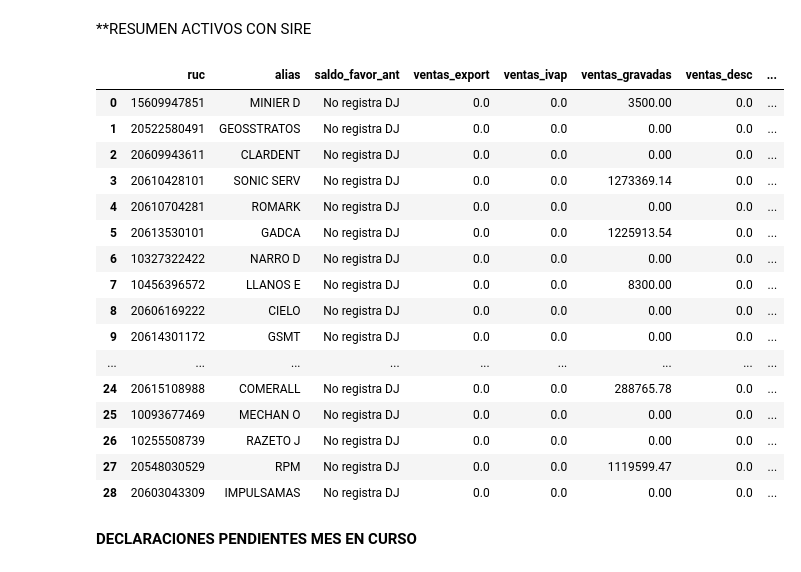
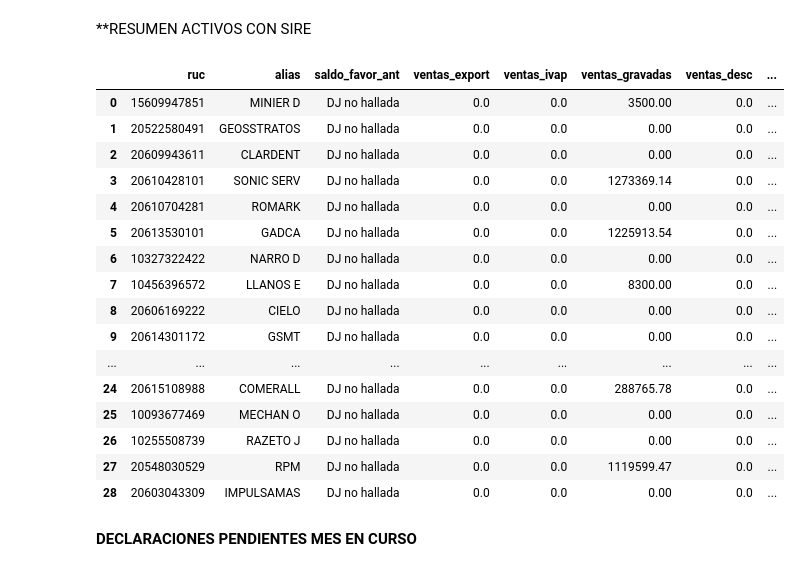
Before and after one commit to Raknaros/pytest, a Jupyter notebook: MetaContabilidad.ipynb, the cells around one changed output. Cells and saved outputs as stored; diff of their text form; code cells hidden in the pictures.

Commit message:
RESUMEN ACTIVOS CON SIRE fixed and tested

```diff
--- a/MetaContabilidad.ipynb
+++ b/MetaContabilidad.ipynb
@@ -349,8 +349,8 @@ resumen_saldos = (
 # Si es 0 o positivo, ponemos 'Sin credito fiscal'.
 resumen_saldos['saldo_favor_ant'] = np.where(
     resumen_saldos['_184'] < 0,
-    resumen_saldos['_184'],
-    'Sin credito fiscal'
+    resumen_saldos['_184'] * -1,
+    'Sin crédito fiscal'
 )
 
 # Preparamos el índice para la unión
@@ -361,50 +361,50 @@ resumen_saldos = resumen_saldos[['ruc', 'saldo_favor_ant']].set_index('ruc')
 resumen_final = pd.concat([resumen_v, resumen_c, resumen_saldos], axis=1).reset_index()
 
 # 7. TRATAMIENTO DE NULOS (Regla 2: Si NO existe en acc_9)
 
 # A. Para todas las columnas numéricas (ventas/compras), ponemos 0
 cols_num = resumen_final.select_dtypes(include=[np.number]).columns
 resumen_final[cols_num] = resumen_final[cols_num].fillna(0)
 
 # B. Para la columna de saldo:
 # Los que eran NaN aquí son los que no tenían fila en acc_9 para ese periodo.
-resumen_final['saldo_favor_ant'] = resumen_final['saldo_favor_ant'].fillna('No registra DJ')
+resumen_final['saldo_favor_ant'] = resumen_final['saldo_favor_ant'].fillna('DJ no hallada')
 
 # 8. UNIÓN CON ENTIDADES Y ORDEN FINAL
 resumen_final = resumen_final.merge(priv_entities[['ruc', 'alias']], on='ruc', how='left')
 
 cols = ['ruc', 'alias', 'saldo_favor_ant'] + [c for c in resumen_final.columns if c not in ['ruc', 'alias', 'saldo_favor_ant']]
 resumen_final = resumen_final[cols]
 
 resumen_final = (
     resumen_final
     .assign(u_digito = lambda x: x['ruc'] % 10) # Crea columna temporal con el último dígito
     .sort_values(by=['u_digito', 'ruc'], ascending=[True, True]) # Ordena por dígito y luego alias
     .drop(columns='u_digito') # Elimina la columna temporal para que no ensucie el reporte
 )
 
 # Reiniciar el índice para que sea correlativo tras el ordenamiento
 resumen_final = resumen_final.reset_index(drop=True)
 
 display(resumen_final)
 # %% [output]
 |  | ruc | alias | saldo_favor_ant | ventas_export | ventas_ivap | ventas_gravadas | ventas_desc | ... |
-| 0 | 15609947851 | MINIER D | No registra DJ | 0.0 | 0.0 | 3500.00 | 0.0 | ... |
-| 1 | 20522580491 | GEOSSTRATOS | No registra DJ | 0.0 | 0.0 | 0.00 | 0.0 | ... |
-| 2 | 20609943611 | CLARDENT | No registra DJ | 0.0 | 0.0 | 0.00 | 0.0 | ... |
-| 3 | 20610428101 | SONIC SERV | No registra DJ | 0.0 | 0.0 | 1273369.14 | 0.0 | ... |
-| 4 | 20610704281 | ROMARK | No registra DJ | 0.0 | 0.0 | 0.00 | 0.0 | ... |
-| 5 | 20613530101 | GADCA | No registra DJ | 0.0 | 0.0 | 1225913.54 | 0.0 | ... |
-| 6 | 10327322422 | NARRO D | No registra DJ | 0.0 | 0.0 | 0.00 | 0.0 | ... |
-| 7 | 10456396572 | LLANOS E | No registra DJ | 0.0 | 0.0 | 8300.00 | 0.0 | ... |
-| 8 | 20606169222 | CIELO | No registra DJ | 0.0 | 0.0 | 0.00 | 0.0 | ... |
-| 9 | 20614301172 | GSMT | No registra DJ | 0.0 | 0.0 | 0.00 | 0.0 | ... |
+| 0 | 15609947851 | MINIER D | DJ no hallada | 0.0 | 0.0 | 3500.00 | 0.0 | ... |
+| 1 | 20522580491 | GEOSSTRATOS | DJ no hallada | 0.0 | 0.0 | 0.00 | 0.0 | ... |
+| 2 | 20609943611 | CLARDENT | DJ no hallada | 0.0 | 0.0 | 0.00 | 0.0 | ... |
+| 3 | 20610428101 | SONIC SERV | DJ no hallada | 0.0 | 0.0 | 1273369.14 | 0.0 | ... |
+| 4 | 20610704281 | ROMARK | DJ no hallada | 0.0 | 0.0 | 0.00 | 0.0 | ... |
+| 5 | 20613530101 | GADCA | DJ no hallada | 0.0 | 0.0 | 1225913.54 | 0.0 | ... |
+| 6 | 10327322422 | NARRO D | DJ no hallada | 0.0 | 0.0 | 0.00 | 0.0 | ... |
+| 7 | 10456396572 | LLANOS E | DJ no hallada | 0.0 | 0.0 | 8300.00 | 0.0 | ... |
+| 8 | 20606169222 | CIELO | DJ no hallada | 0.0 | 0.0 | 0.00 | 0.0 | ... |
+| 9 | 20614301172 | GSMT | DJ no hallada | 0.0 | 0.0 | 0.00 | 0.0 | ... |
 | ... | ... | ... | ... | ... | ... | ... | ... | ... |
-| 24 | 20615108988 | COMERALL | No registra DJ | 0.0 | 0.0 | 288765.78 | 0.0 | ... |
-| 25 | 10093677469 | MECHAN O | No registra DJ | 0.0 | 0.0 | 0.00 | 0.0 | ... |
-| 26 | 10255508739 | RAZETO J | No registra DJ | 0.0 | 0.0 | 0.00 | 0.0 | ... |
-| 27 | 20548030529 | RPM | No registra DJ | 0.0 | 0.0 | 1119599.47 | 0.0 | ... |
-| 28 | 20603043309 | IMPULSAMAS | No registra DJ | 0.0 | 0.0 | 0.00 | 0.0 | ... |
+| 24 | 20615108988 | COMERALL | DJ no hallada | 0.0 | 0.0 | 288765.78 | 0.0 | ... |
+| 25 | 10093677469 | MECHAN O | DJ no hallada | 0.0 | 0.0 | 0.00 | 0.0 | ... |
+| 26 | 10255508739 | RAZETO J | DJ no hallada | 0.0 | 0.0 | 0.00 | 0.0 | ... |
+| 27 | 20548030529 | RPM | DJ no hallada | 0.0 | 0.0 | 1119599.47 | 0.0 | ... |
+| 28 | 20603043309 | IMPULSAMAS | DJ no hallada | 0.0 | 0.0 | 0.00 | 0.0 | ... |
 # %% [markdown]
 **DECLARACIONES PENDIENTES MES EN CURSO**
 # %%
```
Also changed, not shown: parts of 1 cell of this notebook.
